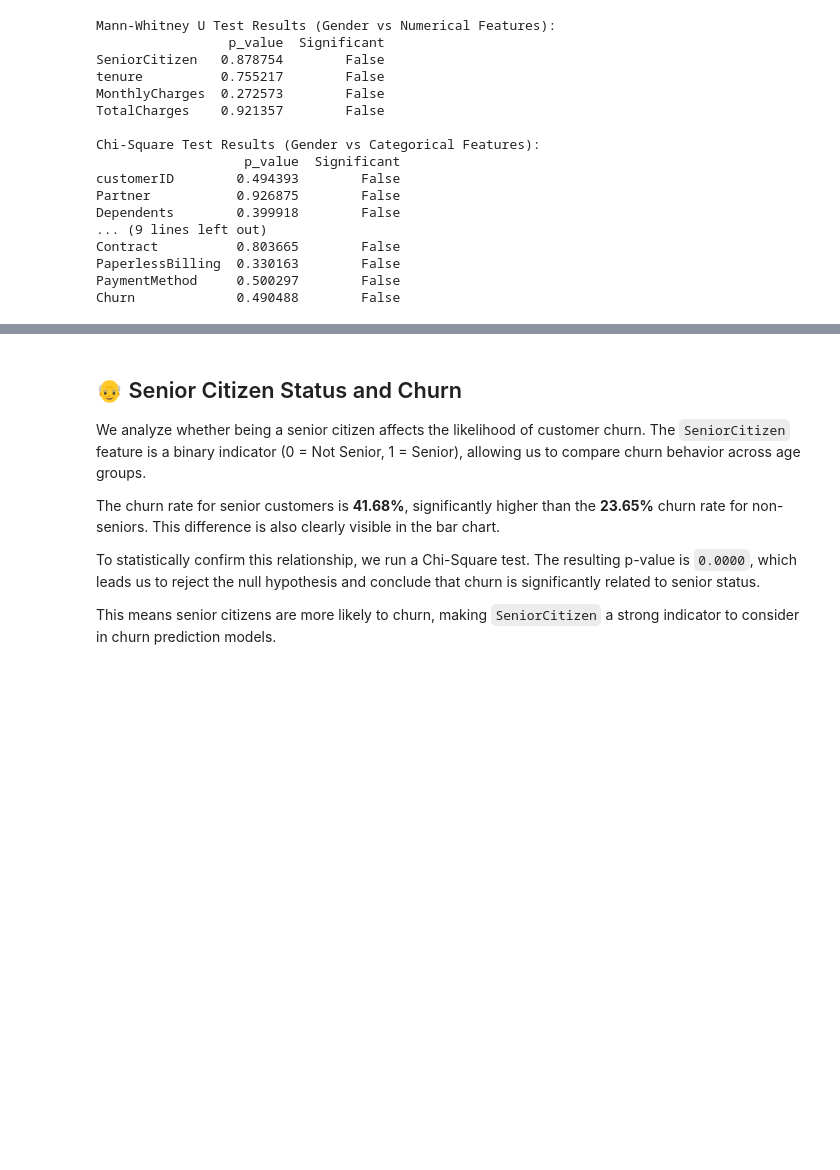
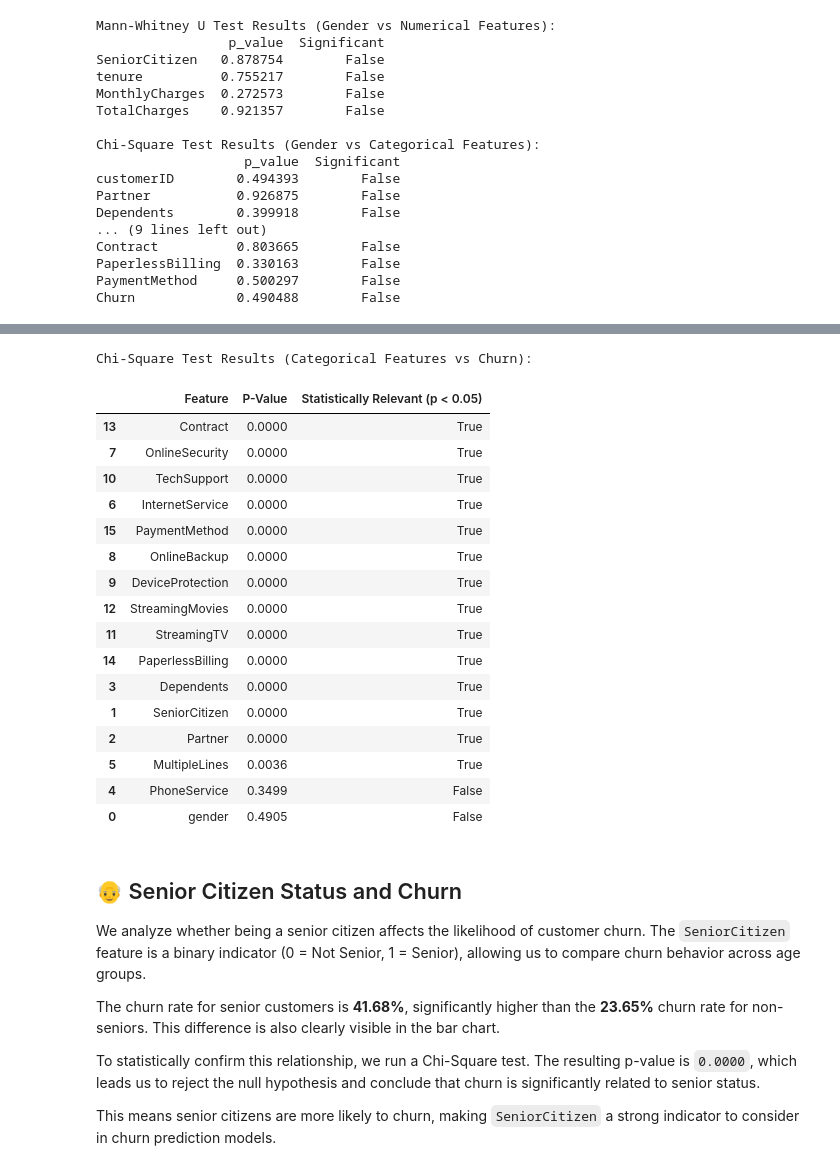
Before and after one commit to mmestrov2000/telco_customer_churn, a Jupyter notebook: notebooks/01_eda.ipynb, the cells around one changed output, grey strips where cells are left out. Cells and saved outputs as stored; diff of their text form; code cells hidden in the pictures; blank space fills up the shorter version.

Commit message:
feat(EDA): analyze categorical features to detect ones that are not relevant for the model

```diff
--- a/notebooks/01_eda.ipynb
+++ b/notebooks/01_eda.ipynb
@@ -263,3 +275,56 @@ Based on this analysis for the gender column, we can see nor Churn nor any other
+# %%
+from scipy.stats import chi2_contingency
+
+# Define categorical features to test (excluding customerID and Churn)
+categorical_features = [
+    'gender', 'SeniorCitizen', 'Partner', 'Dependents', 'PhoneService',
+    'MultipleLines', 'InternetService', 'OnlineSecurity', 'OnlineBackup',
+    'DeviceProtection', 'TechSupport', 'StreamingTV', 'StreamingMovies',
+    'Contract', 'PaperlessBilling', 'PaymentMethod'
+]
+
+# Store results
+chi2_summary = []
+
+# Perform Chi-Square test for each feature
+for feature in categorical_features:
+    contingency_table = pd.crosstab(df[feature], df['Churn'])
+    chi2_stat, p_val, _, _ = chi2_contingency(contingency_table)
+    chi2_summary.append({
+        "Feature": feature,
+        "P-Value": p_val,
+        "Statistically Relevant (p < 0.05)": p_val < 0.05
+    })
+
+# Create DataFrame
+chi2_results_df = pd.DataFrame(chi2_summary)
+chi2_results_df = chi2_results_df.sort_values(by="P-Value")
+
+# Format p-values for display only (not affecting the actual value)
+chi2_results_df["P-Value"] = chi2_results_df["P-Value"].apply(lambda x: f"{x:.4f}")
+
+# Display
+print("Chi-Square Test Results (Categorical Features vs Churn):")
+display(chi2_results_df)
+# %% [output]
+Chi-Square Test Results (Categorical Features vs Churn):
+|  | Feature | P-Value | Statistically Relevant (p < 0.05) |
+| 13 | Contract | 0.0000 | True |
+| 7 | OnlineSecurity | 0.0000 | True |
+| 10 | TechSupport | 0.0000 | True |
+| 6 | InternetService | 0.0000 | True |
+| 15 | PaymentMethod | 0.0000 | True |
+| 8 | OnlineBackup | 0.0000 | True |
+| 9 | DeviceProtection | 0.0000 | True |
+| 12 | StreamingMovies | 0.0000 | True |
+| 11 | StreamingTV | 0.0000 | True |
+| 14 | PaperlessBilling | 0.0000 | True |
+| 3 | Dependents | 0.0000 | True |
+| 1 | SeniorCitizen | 0.0000 | True |
+| 2 | Partner | 0.0000 | True |
+| 5 | MultipleLines | 0.0036 | True |
+| 4 | PhoneService | 0.3499 | False |
+| 0 | gender | 0.4905 | False |
 # %% [markdown]
 <h2>👴 Senior Citizen Status and Churn</h2>
 <p>
```
Also changed, not shown: parts of 18 cells of this notebook.
